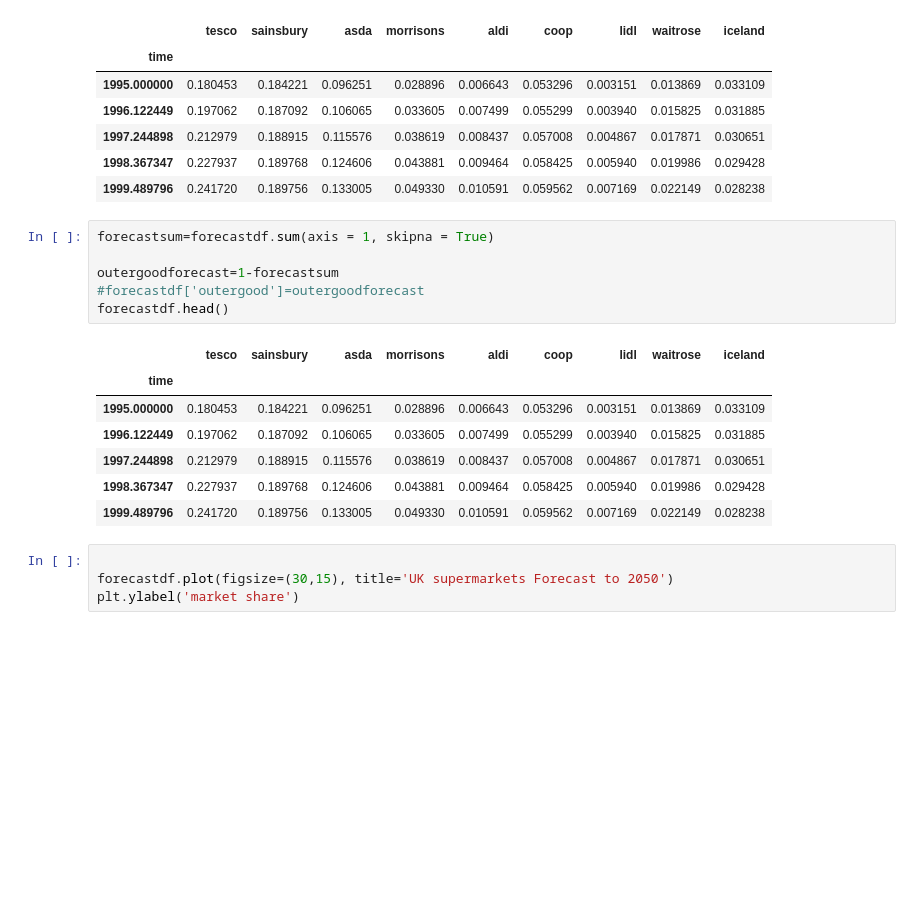
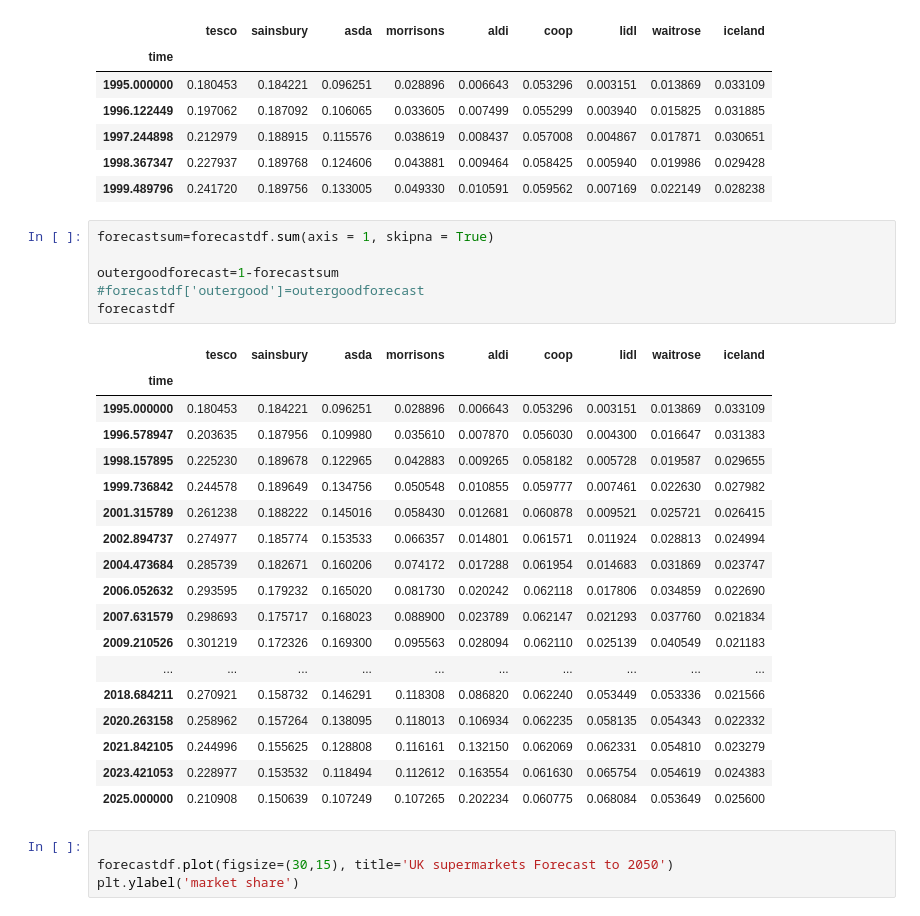
Before and after one commit to davidsdatascience/marketshare, a Jupyter notebook: marketsharedynamics-Copy2.ipynb, the cells around one changed output. Drawn from its saved outputs; the diff is of its cells as text; blank space fills up the shorter version.

```diff
--- a/marketsharedynamics-Copy2.ipynb
+++ b/marketsharedynamics-Copy2.ipynb
@@ -994,17 +1013,28 @@ forecastdf.head()
 # %%
 forecastsum=forecastdf.sum(axis = 1, skipna = True)
 
 outergoodforecast=1-forecastsum
 #forecastdf['outergood']=outergoodforecast
-forecastdf.head()
+forecastdf
 # %% [output]
 |  | tesco | sainsbury | asda | morrisons | aldi | coop | lidl | waitrose | iceland |
 | time |  |  |  |  |  |  |  |  |  |
 | 1995.000000 | 0.180453 | 0.184221 | 0.096251 | 0.028896 | 0.006643 | 0.053296 | 0.003151 | 0.013869 | 0.033109 |
-| 1996.122449 | 0.197062 | 0.187092 | 0.106065 | 0.033605 | 0.007499 | 0.055299 | 0.003940 | 0.015825 | 0.031885 |
-| 1997.244898 | 0.212979 | 0.188915 | 0.115576 | 0.038619 | 0.008437 | 0.057008 | 0.004867 | 0.017871 | 0.030651 |
-| 1998.367347 | 0.227937 | 0.189768 | 0.124606 | 0.043881 | 0.009464 | 0.058425 | 0.005940 | 0.019986 | 0.029428 |
-| 1999.489796 | 0.241720 | 0.189756 | 0.133005 | 0.049330 | 0.010591 | 0.059562 | 0.007169 | 0.022149 | 0.028238 |
+| 1996.578947 | 0.203635 | 0.187956 | 0.109980 | 0.035610 | 0.007870 | 0.056030 | 0.004300 | 0.016647 | 0.031383 |
+| 1998.157895 | 0.225230 | 0.189678 | 0.122965 | 0.042883 | 0.009265 | 0.058182 | 0.005728 | 0.019587 | 0.029655 |
+| 1999.736842 | 0.244578 | 0.189649 | 0.134756 | 0.050548 | 0.010855 | 0.059777 | 0.007461 | 0.022630 | 0.027982 |
+| 2001.315789 | 0.261238 | 0.188222 | 0.145016 | 0.058430 | 0.012681 | 0.060878 | 0.009521 | 0.025721 | 0.026415 |
+| 2002.894737 | 0.274977 | 0.185774 | 0.153533 | 0.066357 | 0.014801 | 0.061571 | 0.011924 | 0.028813 | 0.024994 |
+| 2004.473684 | 0.285739 | 0.182671 | 0.160206 | 0.074172 | 0.017288 | 0.061954 | 0.014683 | 0.031869 | 0.023747 |
+| 2006.052632 | 0.293595 | 0.179232 | 0.165020 | 0.081730 | 0.020242 | 0.062118 | 0.017806 | 0.034859 | 0.022690 |
+| 2007.631579 | 0.298693 | 0.175717 | 0.168023 | 0.088900 | 0.023789 | 0.062147 | 0.021293 | 0.037760 | 0.021834 |
+| 2009.210526 | 0.301219 | 0.172326 | 0.169300 | 0.095563 | 0.028094 | 0.062110 | 0.025139 | 0.040549 | 0.021183 |
+| ... | ... | ... | ... | ... | ... | ... | ... | ... | ... |
+| 2018.684211 | 0.270921 | 0.158732 | 0.146291 | 0.118308 | 0.086820 | 0.062240 | 0.053449 | 0.053336 | 0.021566 |
+| 2020.263158 | 0.258962 | 0.157264 | 0.138095 | 0.118013 | 0.106934 | 0.062235 | 0.058135 | 0.054343 | 0.022332 |
+| 2021.842105 | 0.244996 | 0.155625 | 0.128808 | 0.116161 | 0.132150 | 0.062069 | 0.062331 | 0.054810 | 0.023279 |
+| 2023.421053 | 0.228977 | 0.153532 | 0.118494 | 0.112612 | 0.163554 | 0.061630 | 0.065754 | 0.054619 | 0.024383 |
+| 2025.000000 | 0.210908 | 0.150639 | 0.107249 | 0.107265 | 0.202234 | 0.060775 | 0.068084 | 0.053649 | 0.025600 |
 # %%
 
 forecastdf.plot(figsize=(30,15), title='UK supermarkets Forecast to 2050')
```
Also changed, not shown: parts of 3 cells of this notebook.
